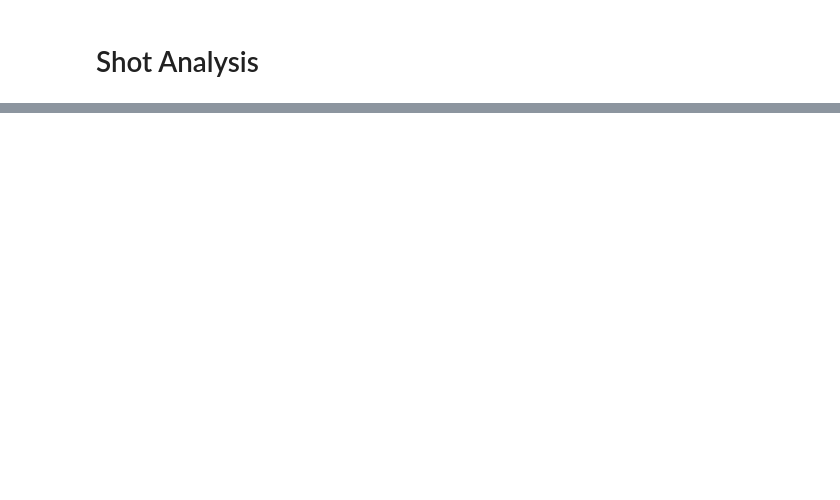
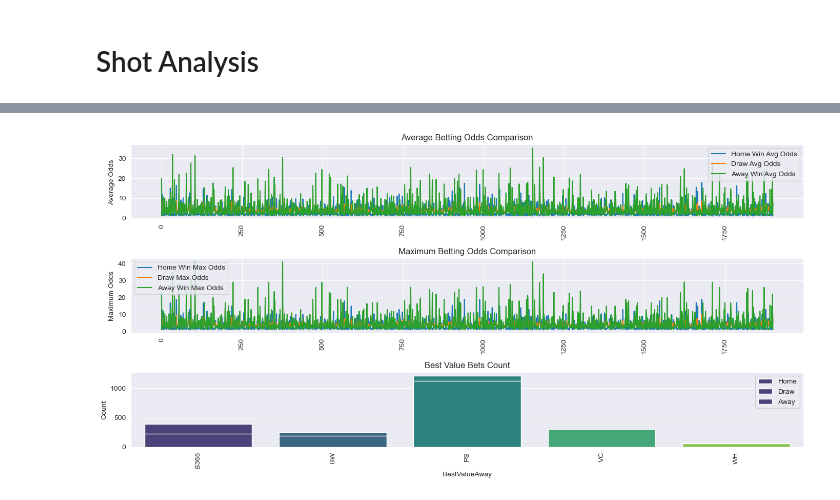
Before and after one commit to jforeroluque/Premier_League_Data_Analysis, a Jupyter notebook: DSM020_Premier_League_EA.ipynb, the cells around one changed output, grey strips where cells are left out. Cells and saved outputs as stored; diff of their text form; code cells hidden in the pictures; blank space fills up the shorter version.

```diff
--- a/DSM020_Premier_League_EA.ipynb
+++ b/DSM020_Premier_League_EA.ipynb
@@ -725,0 +814,5 @@ filtered_premier_clean2 = premier_clean[premier_clean['Season'] >= premier_clean
+# %%
+# Extract home win odds, draw odds, and away win odds
+home_win_odds = filtered_premier_clean[[f'{provider}H' for provider in existing_providers]]
+draw_odds = filtered_premier_clean[[f'{provider}D' for provider in existing_providers]]
+away_win_odds = filtered_premier_clean[[f'{provider}A' for provider in existing_providers]]
@@ -725,0 +837,12 @@ filtered_premier_clean2 = premier_clean[premier_clean['Season'] >= premier_clean
+# %%
+# Identify best value bets
+best_value_home = home_win_odds.idxmax(axis=1)
+best_value_draw = draw_odds.idxmax(axis=1)
+best_value_away = away_win_odds.idxmax(axis=1)
+
+filtered_premier_clean['BestValueHome'] = best_value_home.str.replace('H', '')
+filtered_premier_clean['BestValueDraw'] = best_value_draw.str.replace('D', '')
+filtered_premier_clean['BestValueAway'] = best_value_away.str.replace('A', '')
+
+# Display the filtered dataframe with betting odds information
+print(filtered_premier_clean[['Date', 'HomeTeam', 'AwayTeam', 'HomeWinAvgOdds', 'DrawAvgOdds', 'AwayWinAvgOdds', 'HomeWinMaxOdds', 'DrawMaxOdds', 'AwayWinMaxOdds', 'BestValueHome', 'BestValueDraw', 'BestValueAway']].head())
@@ -725,0 +870,38 @@ filtered_premier_clean2 = premier_clean[premier_clean['Season'] >= premier_clean
+# %%
+# Plot the odds comparison
+plt.figure(figsize=(14, 7))
+
+# Average Odds
+plt.subplot(3, 1, 1)
+sns.lineplot(x=filtered_premier_clean.index, y='HomeWinAvgOdds', data=filtered_premier_clean, label='Home Win Avg Odds')
+sns.lineplot(x=filtered_premier_clean.index, y='DrawAvgOdds', data=filtered_premier_clean, label='Draw Avg Odds')
+sns.lineplot(x=filtered_premier_clean.index, y='AwayWinAvgOdds', data=filtered_premier_clean, label='Away Win Avg Odds')
+plt.title('Average Betting Odds Comparison')
+plt.ylabel('Average Odds')
+plt.legend()
+plt.xticks(rotation=90)
+
+# Maximum Odds
+plt.subplot(3, 1, 2)
+sns.lineplot(x=filtered_premier_clean.index, y='HomeWinMaxOdds', data=filtered_premier_clean, label='Home Win Max Odds')
+sns.lineplot(x=filtered_premier_clean.index, y='DrawMaxOdds', data=filtered_premier_clean, label='Draw Max Odds')
+sns.lineplot(x=filtered_premier_clean.index, y='AwayWinMaxOdds', data=filtered_premier_clean, label='Away Win Max Odds')
+plt.title('Maximum Betting Odds Comparison')
+plt.ylabel('Maximum Odds')
+plt.legend()
+plt.xticks(rotation=90)
+
+# Best Value Bets
+plt.subplot(3, 1, 3)
+sns.countplot(x='BestValueHome', data=filtered_premier_clean, order=existing_providers, palette='viridis', label='Home')
+sns.countplot(x='BestValueDraw', data=filtered_premier_clean, order=existing_providers, palette='viridis', label='Draw')
+sns.countplot(x='BestValueAway', data=filtered_premier_clean, order=existing_providers, palette='viridis', label='Away')
+plt.title('Best Value Bets Count')
+plt.ylabel('Count')
+plt.xticks(rotation=90)
+plt.legend()
+
+plt.tight_layout()
+plt.show()
+# %% [output]
+[figure, added]
```
Also changed, not shown: parts of 21 cells of this notebook.
